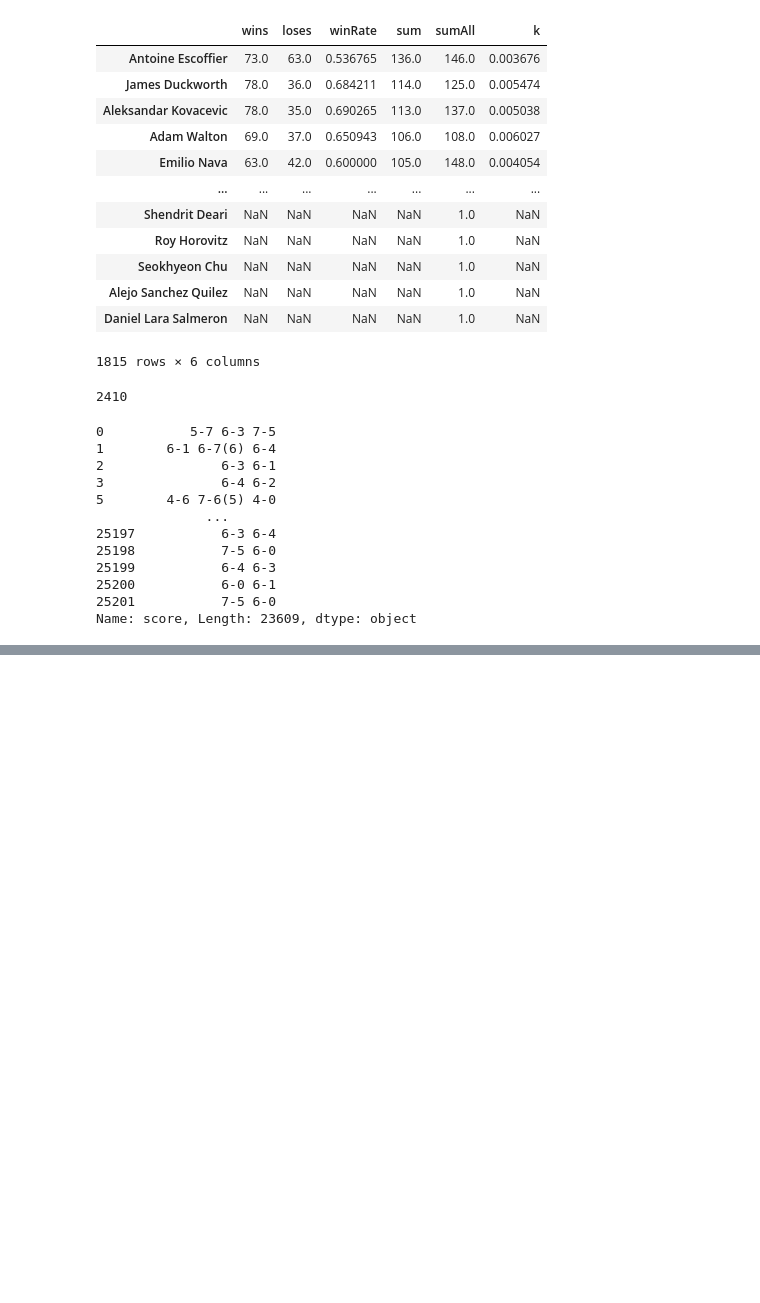
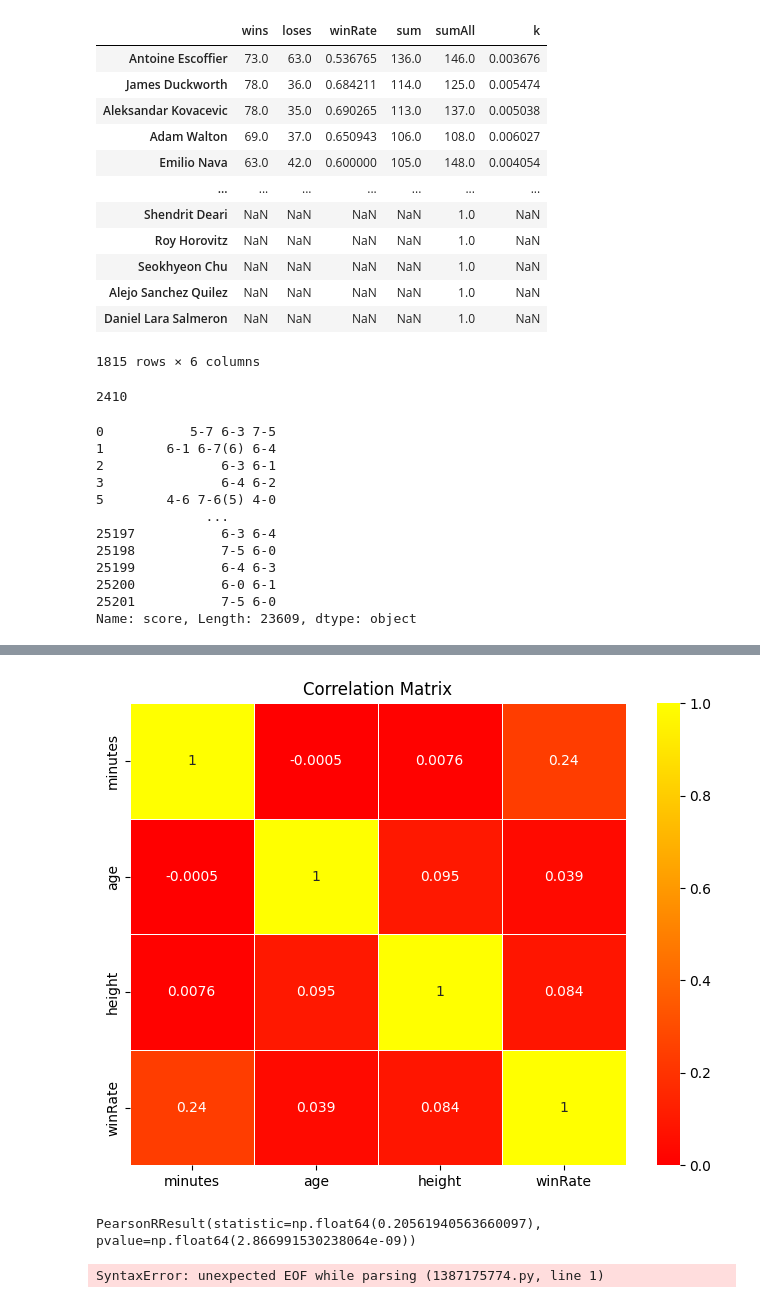
Before and after one commit to ssd2008/perm2024, a Jupyter notebook: workzone.ipynb, the cells around one changed output, grey strips where cells are left out. Drawn from its saved outputs; the diff is of its cells as text; code cells hidden in the pictures; blank space fills up the shorter version.

```diff
--- a/workzone.ipynb
+++ b/workzone.ipynb
@@ -462,0 +488,9 @@ winRateByMinutes
+# %%
+corr_matrix = res[['minutes', 'age', 'height', 'winRate']].corr()
+
+plt.figure(figsize=(8, 6))
+sns.heatmap(corr_matrix, annot=True, linewidths=.5, cmap='autumn')
+plt.title('Correlation Matrix')
+plt.show()
+# %% [output]
+[figure, added]
@@ -462,0 +499,13 @@ winRateByMinutes
+# %%
+res['minutes'] = res['minutes'].astype(int)
+df = res[['minutes', 'winRate']]
+df.reset_index(drop=True, inplace=True)
+df = df.dropna()
+p_values = pearsonr(df['minutes'], df['winRate'])
+p_values
+# %% [output]
+PearsonRResult(statistic=np.float64(0.20561940563660097), pvalue=np.float64(2.866991530238064e-09))
+# %%
+len(bd['winner_name'].unique()) == len((bd['winner_id'].unique())
+# %% [output]
+SyntaxError: unexpected EOF while parsing (1387175774.py, line 1)
```
Also changed, not shown: parts of 19 cells of this notebook.
